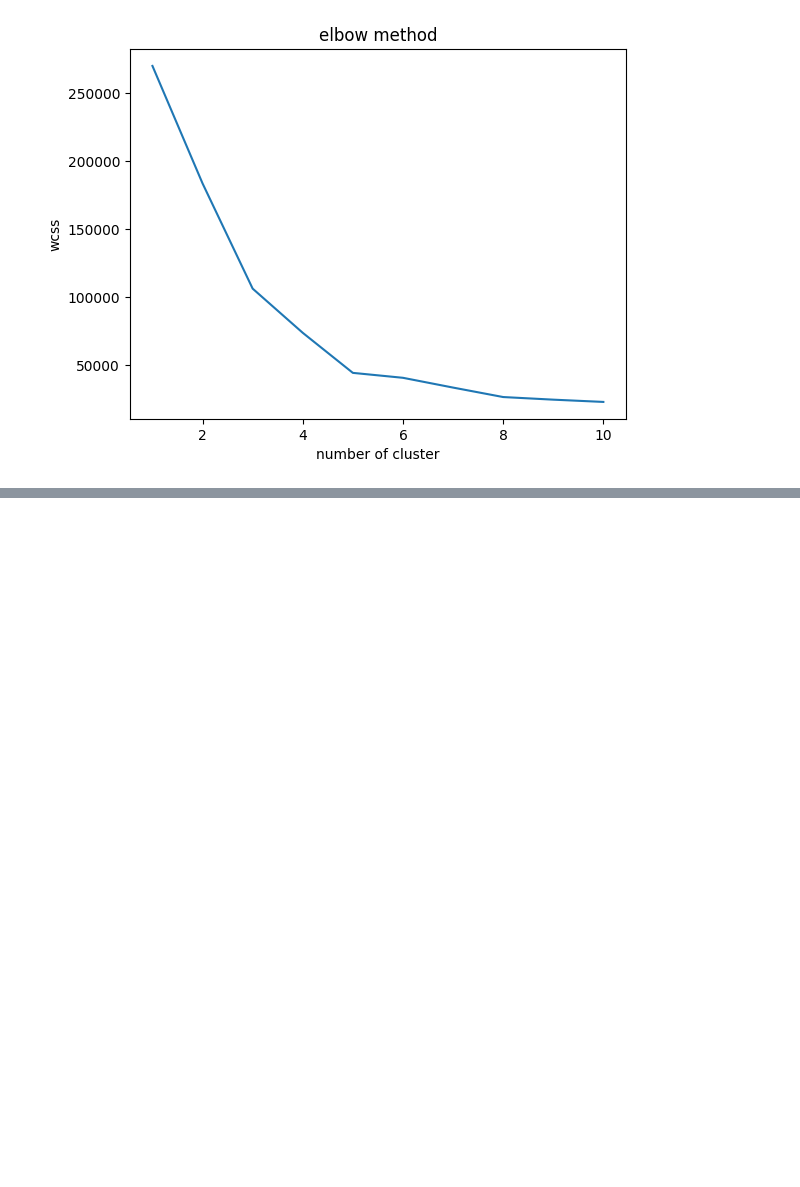
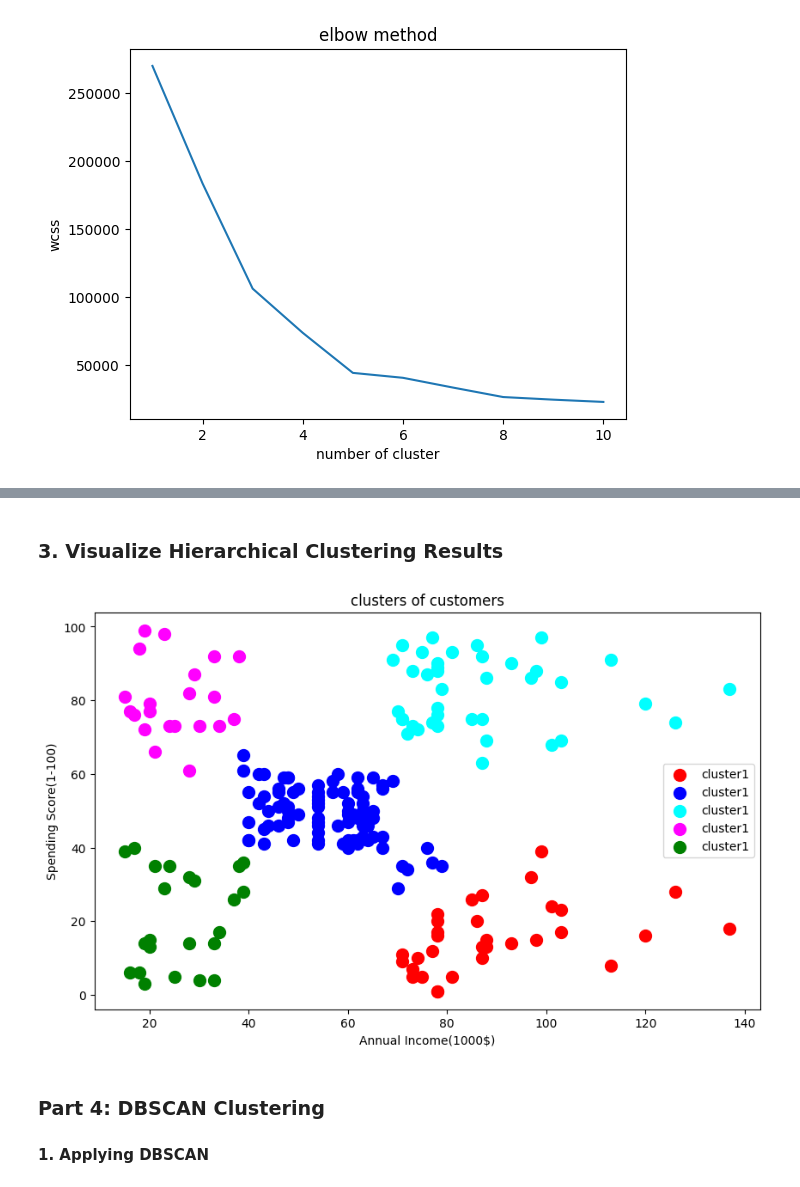
Before and after one commit to DS605-2025-FOML/clustering-using-scikit-learn-aksh269, a Jupyter notebook: Assignment.ipynb, the cells around one changed output, grey strips where cells are left out. Saved outputs shown, nothing was run; the diff lists cells and outputs as text; code cells hidden in the pictures; blank space fills up the shorter version.

```diff
--- a/Assignment.ipynb
+++ b/Assignment.ipynb
@@ -77,0 +119,23 @@ plt.scatter(X[y_km==4,0],X[y_km==4,1],s=100,c='green',label='cluster1')
+# %%
+from sklearn.cluster import AgglomerativeClustering
+hc=AgglomerativeClustering(n_clusters=5,metric='euclidean',linkage='ward')
+y_hc=hc.fit_predict(X)
+# %% [markdown]
+### 3. Visualize Hierarchical Clustering Results
+# %%
+plt.figure(figsize=(10,6))
+plt.scatter(X[y_hc==0,0],X[y_hc==0,1],s=100,c='red',label='cluster1')
+plt.scatter(X[y_hc==1,0],X[y_hc==1,1],s=100,c='blue',label='cluster1')
+plt.scatter(X[y_hc==2,0],X[y_hc==2,1],s=100,c='cyan',label='cluster1')
+plt.scatter(X[y_hc==3,0],X[y_hc==3,1],s=100,c='magenta',label='cluster1')
+plt.scatter(X[y_hc==4,0],X[y_hc==4,1],s=100,c='green',label='cluster1')
+plt.title('clusters of customers')
+plt.xlabel('Annual Income(1000$)')
+plt.ylabel('Spending Score(1-100)')
+plt.legend()
+plt.show()
+# %% [output]
+[figure, added]
+# %% [markdown]
+### Part 4: DBSCAN Clustering
+#### 1. Applying DBSCAN
```
Also changed, not shown: parts of 15 cells of this notebook.
